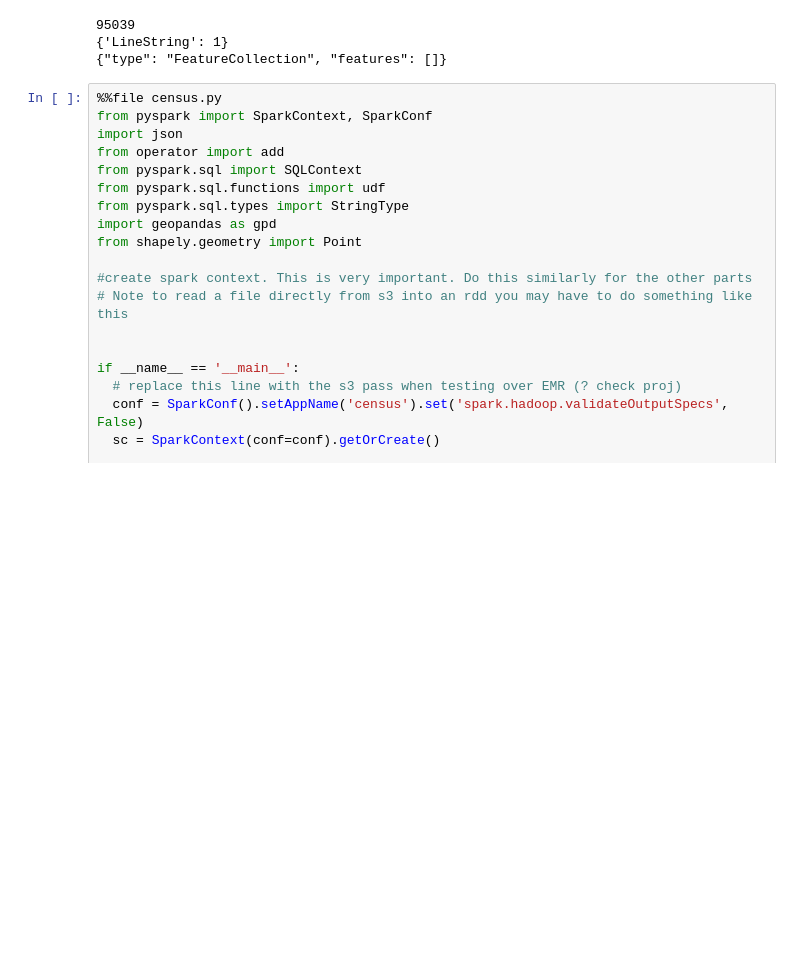
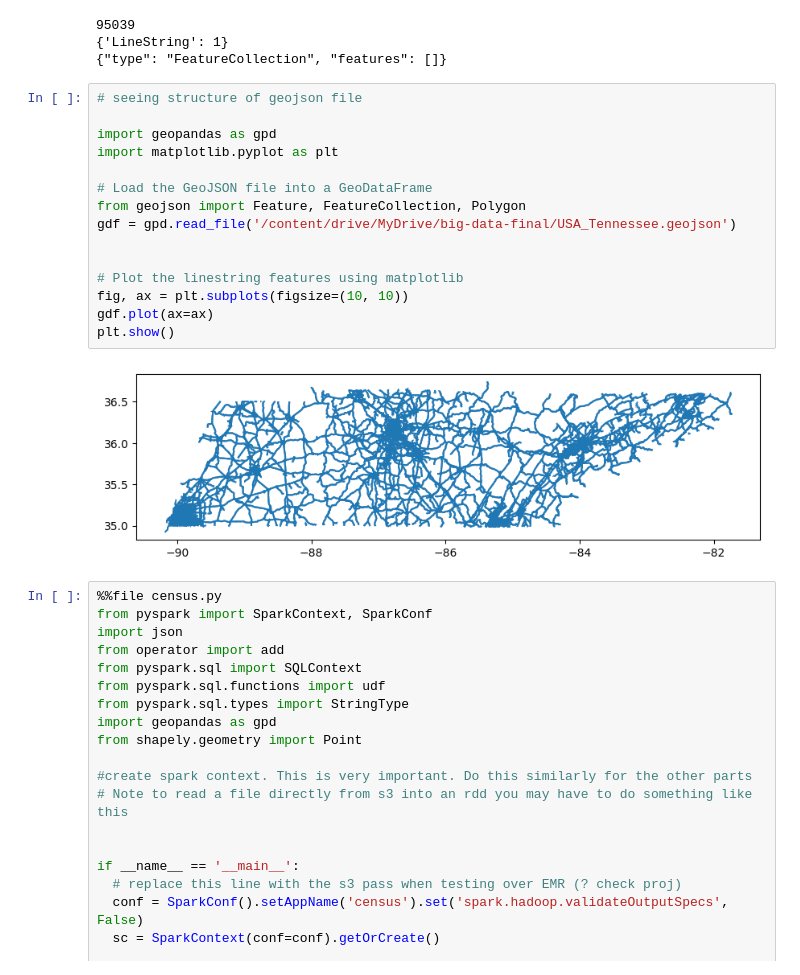
Before and after one commit to d-zg/nashville-accidents, a Jupyter notebook: data_exploration.ipynb, the cells around one changed output. Drawn from its saved outputs; the diff is of its cells as text; blank space fills up the shorter version.

```diff
--- a/data_exploration.ipynb
+++ b/data_exploration.ipynb
@@ -217,6 +223,23 @@ print(json.dumps(filtered_collection))
 95039
 {'LineString': 1}
 {"type": "FeatureCollection", "features": []}
+# %%
+# seeing structure of geojson file
+
+import geopandas as gpd
+import matplotlib.pyplot as plt
+
+# Load the GeoJSON file into a GeoDataFrame
+from geojson import Feature, FeatureCollection, Polygon
+gdf = gpd.read_file('/content/drive/MyDrive/big-data-final/USA_Tennessee.geojson')
+
+
+# Plot the linestring features using matplotlib
+fig, ax = plt.subplots(figsize=(10, 10))
+gdf.plot(ax=ax)
+plt.show()
+# %% [output]
+[figure, added]
 # %%
 %%file census.py
 from pyspark import SparkContext, SparkConf
```
Also changed, not shown: parts of 3 cells of this notebook.
